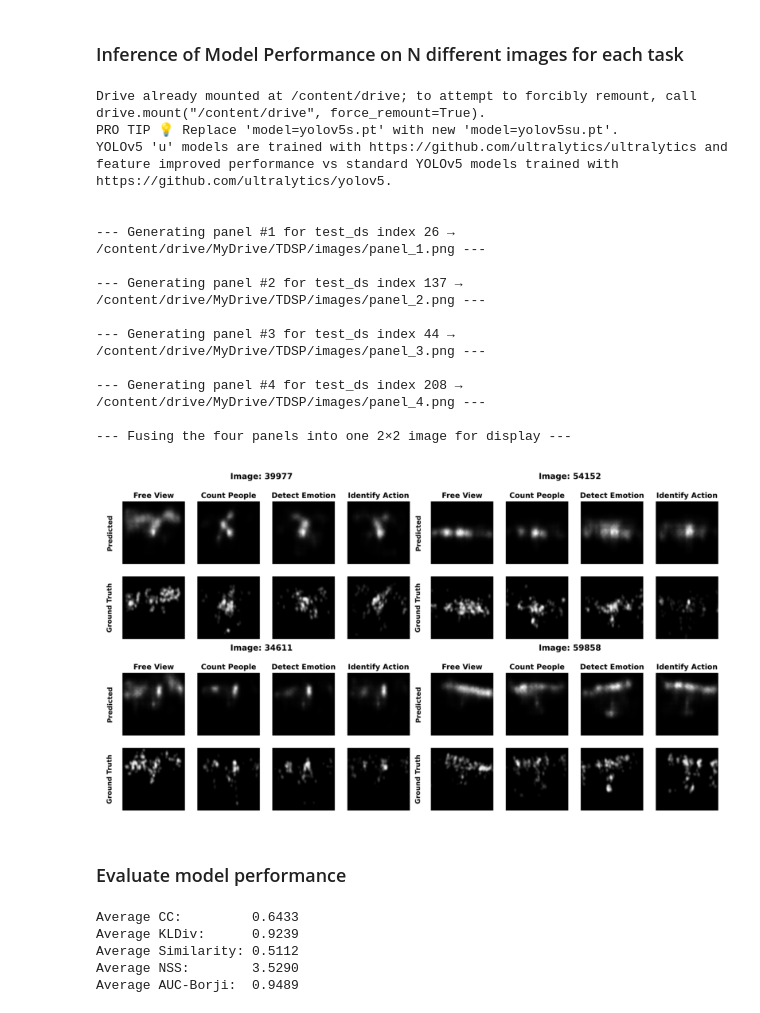
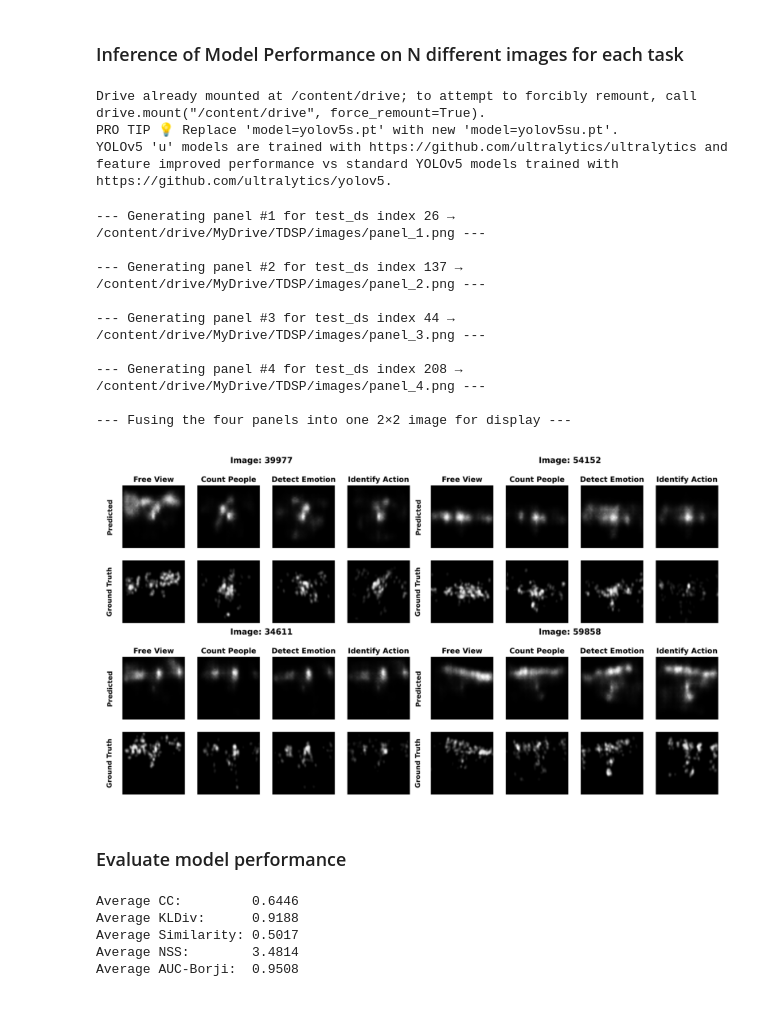
Before and after one commit to canmizrakli/TDYSN, a Jupyter notebook: TDSP_YOLO_v5.ipynb, the cells around one changed output. Drawn from its saved outputs; the diff is of its cells as text; code cells hidden in the pictures.

Commit message:
trained for 50 epochs

```diff
--- a/TDSP_YOLO_v5.ipynb
+++ b/TDSP_YOLO_v5.ipynb
@@ -421,7 +421,7 @@ import torch.optim as optim
 
 device = torch.device("cuda" if torch.cuda.is_available() else "cpu")
 lr = 1e-4
-num_epochs = 40
+num_epochs = 50
 
 model = YOLOTaskSaliencyModel().to(device)
 optimizer = optim.Adam(model.parameters(), lr=lr)
@@ -808,7 +804,7 @@ from google.colab import drive
 drive.mount('/content/drive')
 
 base_dir   = "/content/drive/MyDrive/TDSP/images"
-model_path = "/content/drive/MyDrive/TDSP/models/tdsp_40epoch.pth"
+model_path = "/content/drive/MyDrive/TDSP/models/tdsp_50epoch.pth"
 os.makedirs(base_dir, exist_ok=True)
 
 # -------------------------------------------------------------------------
@@ -905,45 +901,43 @@ def fuse_panels_2x2_with_labels(panel_paths, out_path="all_in_one_2x2.png"):
 # Run the Full Pipeline: Generate Panels & Fuse for Display
 # -------------------------------------------------------------------------
 device = torch.device("cuda" if torch.cuda.is_available() else "cpu")
 model = YOLOTaskSaliencyModel().to(device)
 model.load_state_dict(torch.load(model_path, map_location=device))
 model.eval()
 
 random.seed(123)
 chosen_idxs = random.sample(range(len(test_ds)), 4)
 
 panel_files = []
 for i, subset_idx in enumerate(chosen_idxs, start=1):
     panel_fname = os.path.join(base_dir, f"panel_{i}.png")
     print(f"\n--- Generating panel #{i} for test_ds index {subset_idx} → {panel_fname} ---")
     save_2x4_panel_short_titles(
         model=model,
         dataset=dataset,
         test_ds=test_ds,
         subset_idx=subset_idx,
         out_filepath=panel_fname,
         figsize=(14, 7)
     )
     panel_files.append(panel_fname)
 
 print("\n--- Fusing the four panels into one 2×2 image for display ---")
 fuse_panels_2x2_with_labels(panel_files, out_path=os.path.join(base_dir, "all_in_one_2x2.png"))
 # %% [output]
 Drive already mounted at /content/drive; to attempt to forcibly remount, call drive.mount("/content/drive", force_remount=True).
 PRO TIP 💡 Replace 'model=yolov5s.pt' with new 'model=yolov5su.pt'.
 YOLOv5 'u' models are trained with https://github.com/ultralytics/ultralytics and feature improved performance vs standard YOLOv5 models trained with https://github.com/ultralytics/yolov5.
-
-
---- Generating panel #1 for test_ds index 26 → /content/drive/MyDrive/TDSP/images/panel_1.png ---
-
---- Generating panel #2 for test_ds index 137 → /content/drive/MyDrive/TDSP/images/panel_2.png ---
-
---- Generating panel #3 for test_ds index 44 → /content/drive/MyDrive/TDSP/images/panel_3.png ---
-
---- Generating panel #4 for test_ds index 208 → /content/drive/MyDrive/TDSP/images/panel_4.png ---
-
---- Fusing the four panels into one 2×2 image for display ---
+--- Generating panel #1 for test_ds index 26 → /content/drive/MyDrive/TDSP/images/panel_1.png ---
+
+--- Generating panel #2 for test_ds index 137 → /content/drive/MyDrive/TDSP/images/panel_2.png ---
+
+--- Generating panel #3 for test_ds index 44 → /content/drive/MyDrive/TDSP/images/panel_3.png ---
+
+--- Generating panel #4 for test_ds index 208 → /content/drive/MyDrive/TDSP/images/panel_4.png ---
+
+--- Fusing the four panels into one 2×2 image for display ---
-[figure, old version]
+[figure, new version]
 # %% [markdown]
 ### Evaluate model performance
 # %%
@@ -1056,11 +1050,11 @@ def evaluate_saliency_model(model, loader, device):
         "SIM": avg_sim, "NSS": avg_nss, "AUC-Borji": avg_auc
     }
 # %%
-model.load_state_dict(torch.load("/content/drive/MyDrive/TDSP/models/tdsp_40epoch.pth"))
+model.load_state_dict(torch.load("/content/drive/MyDrive/TDSP/models/tdsp_50epoch.pth"))
 metrics = evaluate_saliency_model(model, test_loader, device)
 # %% [output]
-Average CC:         0.6433
-Average KLDiv:      0.9239
-Average Similarity: 0.5112
-Average NSS:        3.5290
-Average AUC-Borji:  0.9489
+Average CC:         0.6446
+Average KLDiv:      0.9188
+Average Similarity: 0.5017
+Average NSS:        3.4814
+Average AUC-Borji:  0.9508
```
Also changed, not shown: parts of 5 cells of this notebook.
